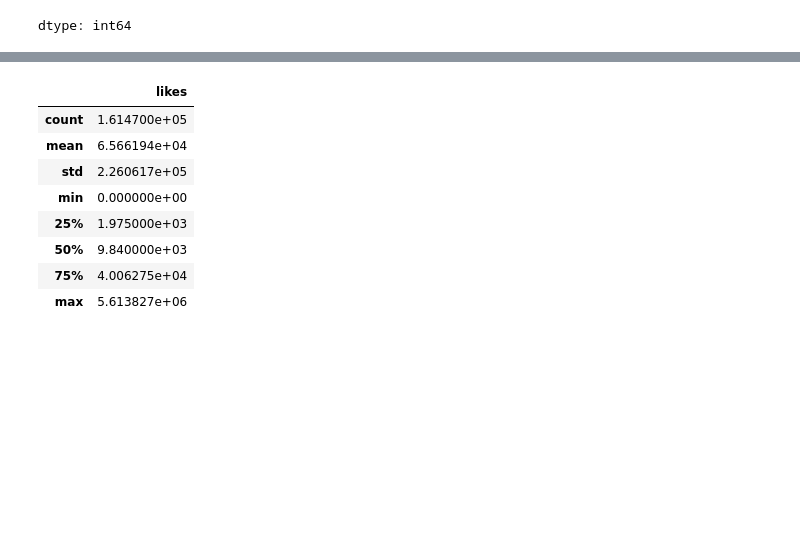
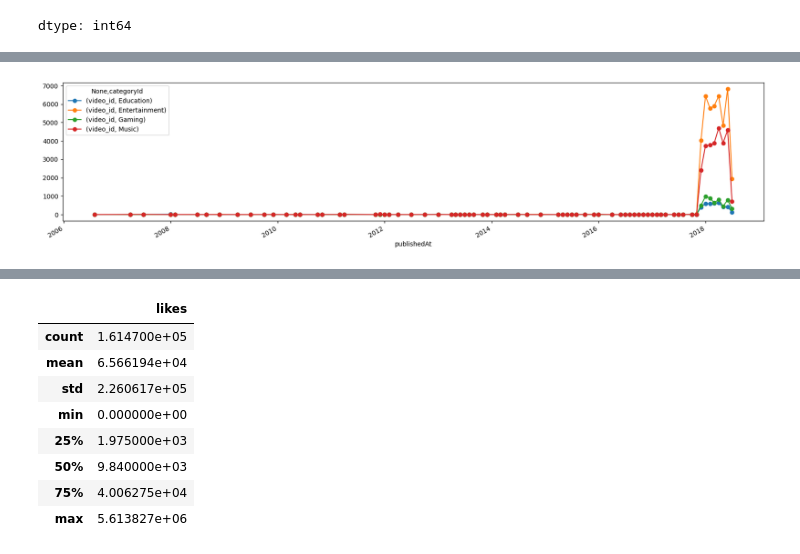
Before and after one commit to faridachettih/datascientest, a Jupyter notebook: Exams/Exam02 - Youtube videos.ipynb, the cells around one changed output, grey strips where cells are left out. Saved outputs shown, nothing was run; the diff lists cells and outputs as text; code cells hidden in the pictures; blank space fills up the shorter version.

```diff
--- a/Exams/Exam02 - Youtube videos.ipynb
+++ b/Exams/Exam02 - Youtube videos.ipynb
@@ -176,7 +182,0 @@ SyntaxError: invalid character '→' (U+2192) (ipython-input-4105357927.py, line
-# %%
-# (m)
-# conversion de publishedAt en date pour extraire le mois
-df_filtre['publishedAt'] = pd.to_datetime(df_filtre['publishedAt'])
-#création de la colonne en month
-df_filtre['month'] = df_filtre['publishedAt'].dt.month
-df_filtre
@@ -196,0 +191,7 @@ df_filtre
+# %%
+# (m)
+# création d'une nouvelle colonne 'month' en obtenant une pandas.Series contenant des objets datetime.date
+df_filtre["month"] = pd.to_datetime(df_filtre["publishedAt"]).dt.date
+# On applique une fonction à chaque élément de la Series pour récupérer le mois.
+df_filtre["month"] = df_filtre["month"].apply(lambda x: x.month)
+df_filtre.head()
@@ -197,12 +215,11 @@ df_filtre
 # %%
 # (n) Grâce au résultat précédent et à la cellule suivante que vous exécuterez, peut-on conclure quant à une hiérarchie
 # entre la catégorie et le nombre d'apparitions de la vidéo au fil du temps (en fonction du mois)?
-Le code fourni trace le nombre de vidéos par mois et par catégorie.
 
-👉 Commentaire/conclusion type :
+categories = df_filtre.groupby([pd.Grouper(key = 'publishedAt', freq = 'm'),
+                                df_filtre['categoryId']])\
+                      .agg({'video_id':'count'}).unstack().fillna(0)
 
-Une hiérarchie existe si une catégorie est presque toujours au-dessus des autres courbes (plus de vidéos publiées chaque mois).
-
-Si les courbes se croisent souvent → hiérarchie pas stable (ça dépend des mois).
-
-Si une catégorie est toujours en bas → c’est la moins fréquente sur la période.
+categories.plot(figsize = (20, 4.5), style = 'o-');
+# %% [output]
+[figure, added]
```
Also changed, not shown: parts of 10 cells of this notebook.
